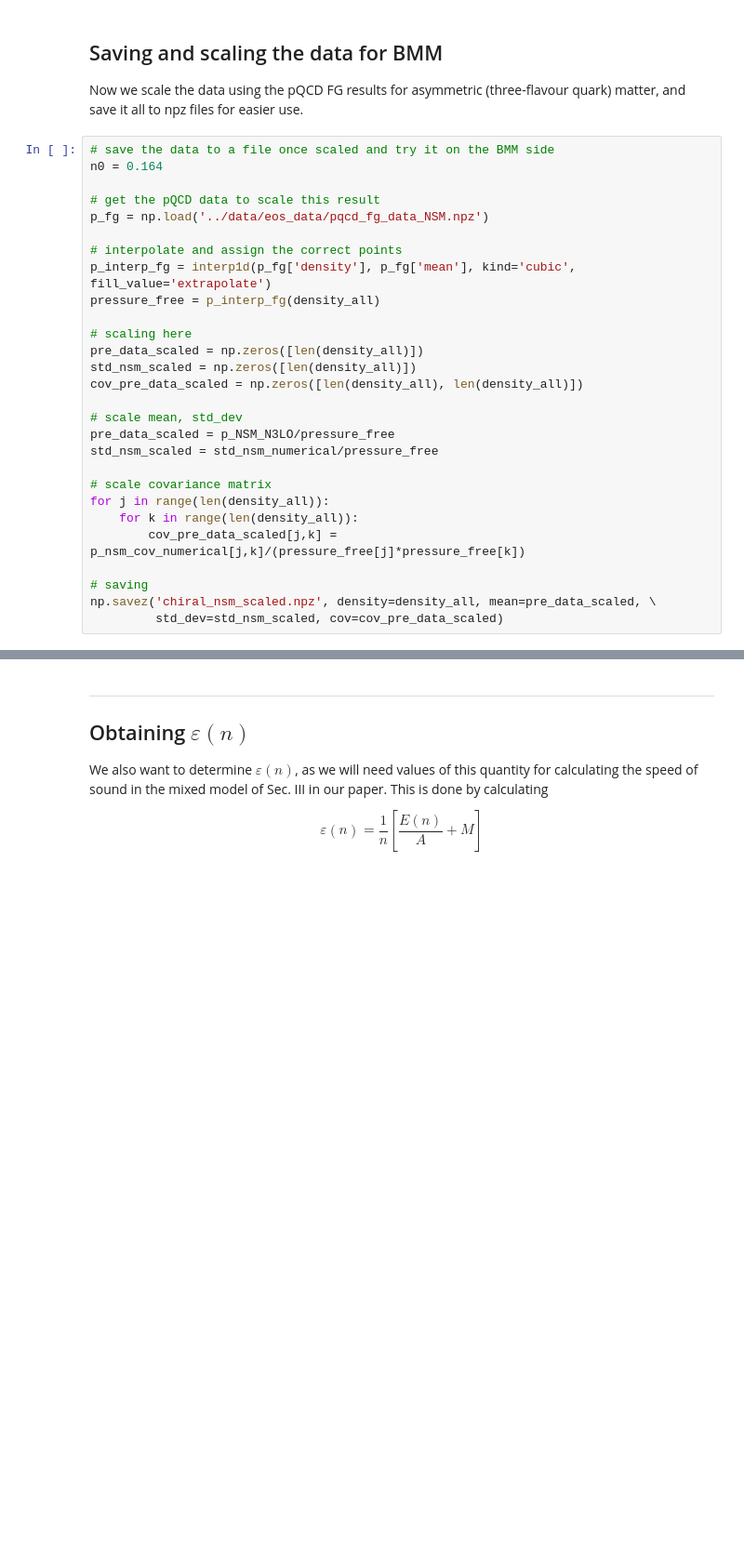
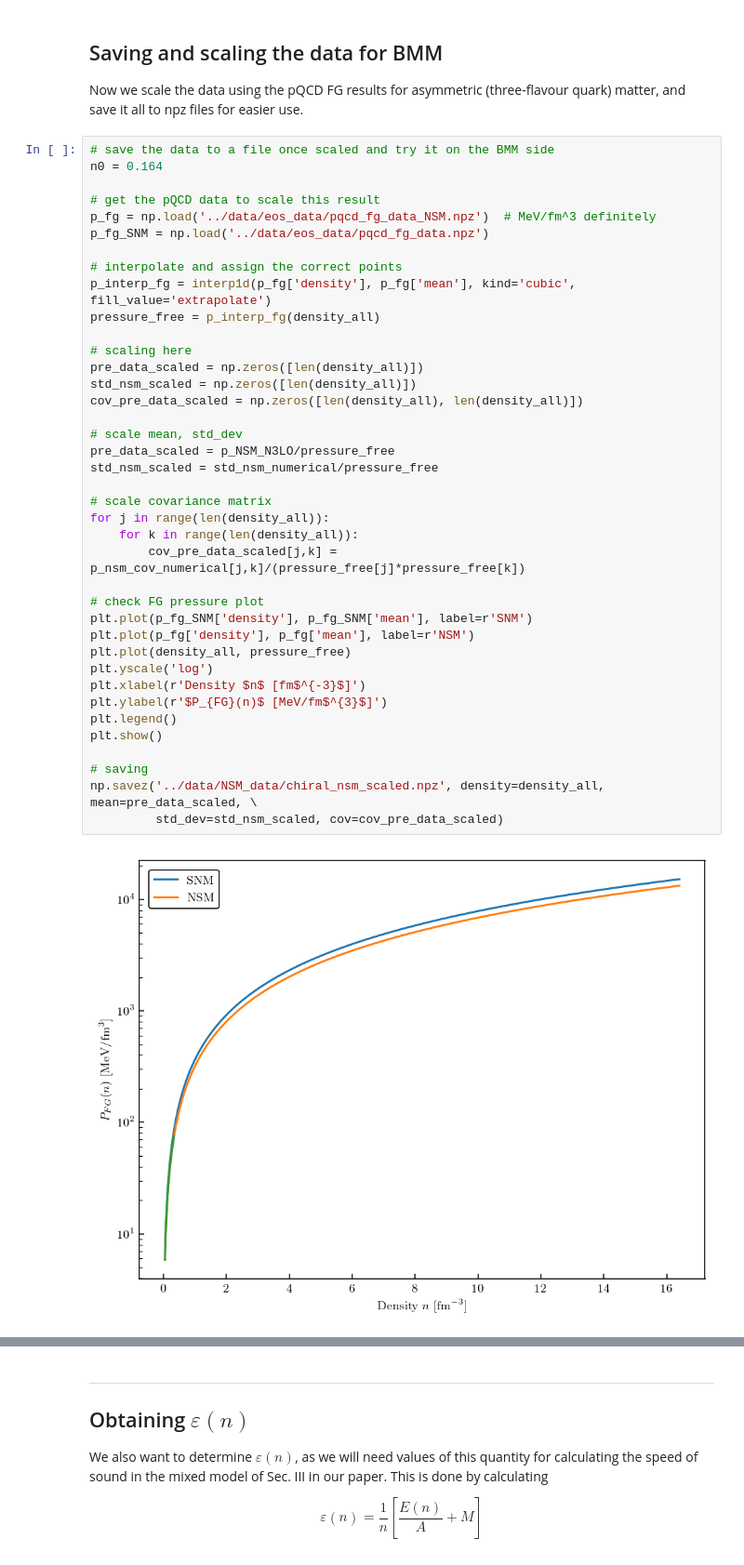
Before and after one commit to asemposki/neutron-rich-bmm, a Jupyter notebook: notebooks/NSM_EOS_ChEFT.ipynb, the cells around one changed output, grey strips where cells are left out. Shown at 93% size. Drawn from its saved outputs; the diff is of its cells as text; blank space fills up the shorter version.

```diff
--- a/notebooks/NSM_EOS_ChEFT.ipynb
+++ b/notebooks/NSM_EOS_ChEFT.ipynb
@@ -1137,28 +1137,41 @@ Now we scale the data using the pQCD FG results for asymmetric (three-flavour qu
 # %%
 # save the data to a file once scaled and try it on the BMM side
 n0 = 0.164
 
 # get the pQCD data to scale this result
-p_fg = np.load('../data/eos_data/pqcd_fg_data_NSM.npz')
+p_fg = np.load('../data/eos_data/pqcd_fg_data_NSM.npz')  # MeV/fm^3 definitely
+p_fg_SNM = np.load('../data/eos_data/pqcd_fg_data.npz')
 
 # interpolate and assign the correct points
 p_interp_fg = interp1d(p_fg['density'], p_fg['mean'], kind='cubic', fill_value='extrapolate')
 pressure_free = p_interp_fg(density_all)
 
 # scaling here
 pre_data_scaled = np.zeros([len(density_all)])
 std_nsm_scaled = np.zeros([len(density_all)])
 cov_pre_data_scaled = np.zeros([len(density_all), len(density_all)])
 
 # scale mean, std_dev
 pre_data_scaled = p_NSM_N3LO/pressure_free
 std_nsm_scaled = std_nsm_numerical/pressure_free
 
 # scale covariance matrix
 for j in range(len(density_all)):
     for k in range(len(density_all)):
         cov_pre_data_scaled[j,k] = p_nsm_cov_numerical[j,k]/(pressure_free[j]*pressure_free[k])
 
+# check FG pressure plot
+plt.plot(p_fg_SNM['density'], p_fg_SNM['mean'], label=r'SNM')
+plt.plot(p_fg['density'], p_fg['mean'], label=r'NSM')
+plt.plot(density_all, pressure_free)
+plt.yscale('log')
+plt.xlabel(r'Density $n$ [fm$^{-3}$]')
+plt.ylabel(r'$P_{FG}(n)$ [MeV/fm$^{3}$]')
+plt.legend()
+plt.show()
+
 # saving
-np.savez('chiral_nsm_scaled.npz', density=density_all, mean=pre_data_scaled, \
+np.savez('../data/NSM_data/chiral_nsm_scaled.npz', density=density_all, mean=pre_data_scaled, \
          std_dev=std_nsm_scaled, cov=cov_pre_data_scaled)
+# %% [output]
+[figure, added]
```
Also changed, not shown: parts of 4 cells of this notebook, 4 other files.
